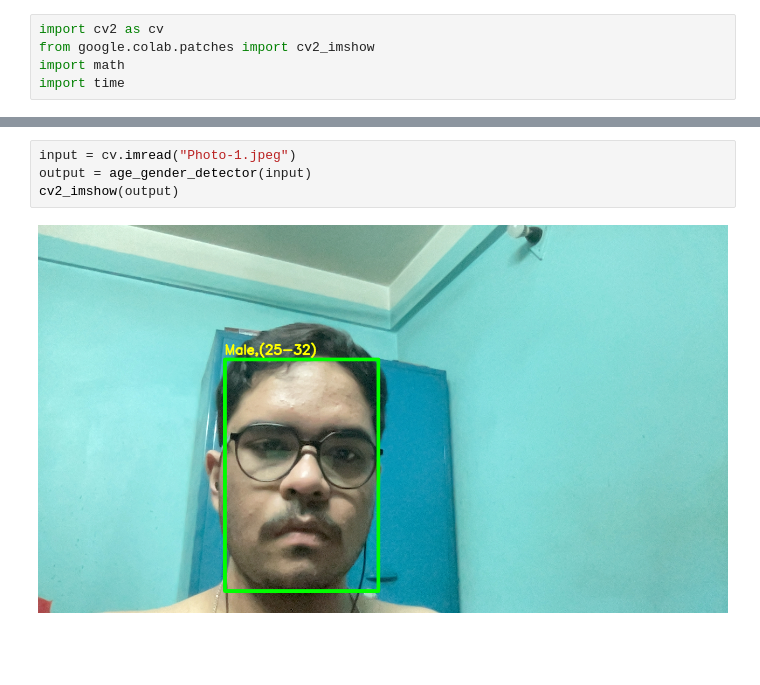
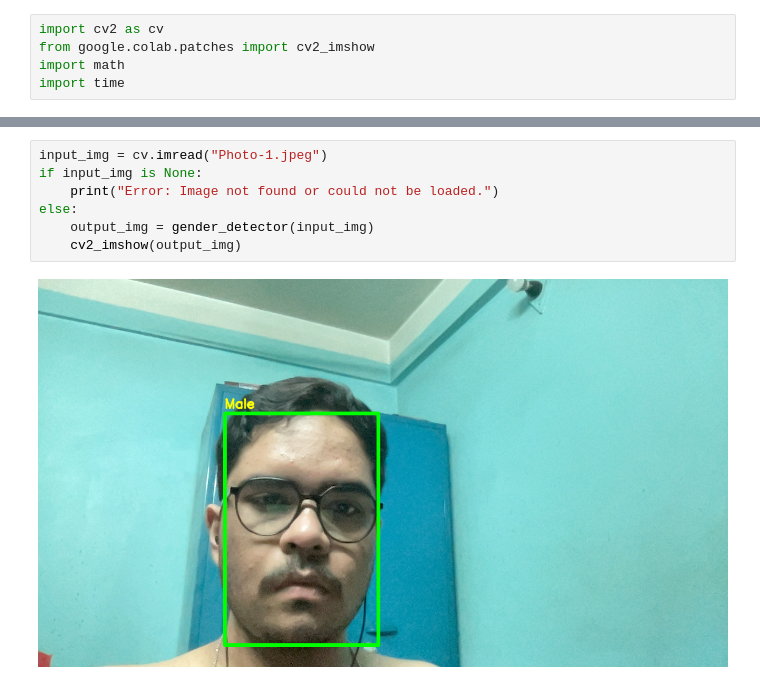
Before and after one commit to Sayan139/Male-and-Female-face-detection, a Jupyter notebook: ageandgenderdetection.ipynb, the cells around one changed output, grey strips where cells are left out. Drawn from its saved outputs; the diff is of its cells as text; blank space fills up the shorter version.

Commit message:
new files for gender detection

```diff
--- a/ageandgenderdetection.ipynb
+++ b/ageandgenderdetection.ipynb
@@ -85,7 +80,10 @@ def age_gender_detector(frame):
     return frameFace
-# %%
-input = cv.imread("Photo-1.jpeg")
-output = age_gender_detector(input)
-cv2_imshow(output)
-# %% [output]
-[figure, removed]
+# %%
+input_img = cv.imread("Photo-1.jpeg")
+if input_img is None:
+    print("Error: Image not found or could not be loaded.")
+else:
+    output_img = gender_detector(input_img)
+    cv2_imshow(output_img)
+# %% [output]
+[figure, added]
```
Also changed, not shown: parts of 2 cells of this notebook, 2 other files.
